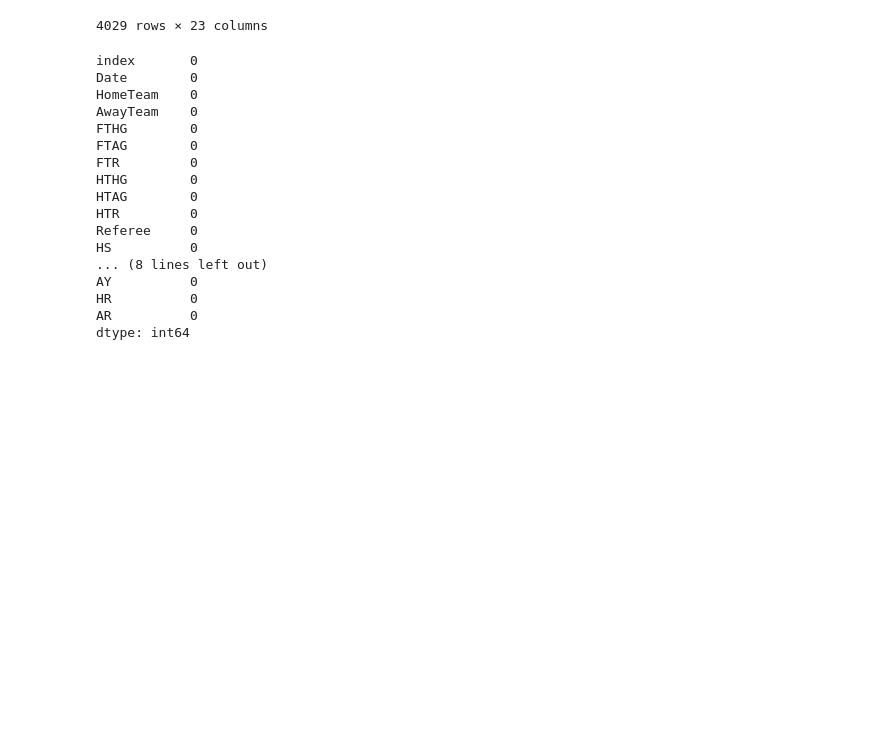
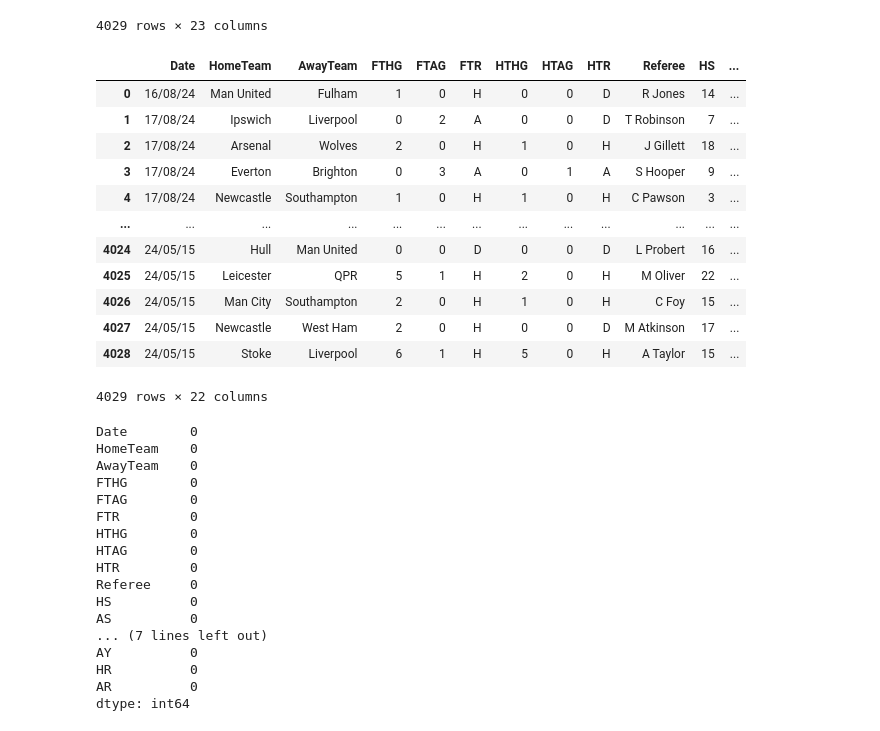
Before and after one commit to SmithNJ13/data_analysis, a Jupyter notebook: analysis.ipynb, the cells around one changed output. Cells and saved outputs as stored; diff of their text form; code cells hidden in the pictures; blank space fills up the shorter version.

```diff
--- a/analysis.ipynb
+++ b/analysis.ipynb
@@ -54,10 +54,27 @@ Prem_DF
 | 4027 | 378 | 24/05/15 | Newcastle | West Ham | 2 | 0 | H | 0 | 0 | D | M Atkinson | ... |
 | 4028 | 379 | 24/05/15 | Stoke | Liverpool | 6 | 1 | H | 5 | 0 | H | A Taylor | ... |
 4029 rows × 23 columns
+# %%
+Prem_DF.drop(columns="index", inplace=True)
+# %%
+Prem_DF
+# %% [output]
+|  | Date | HomeTeam | AwayTeam | FTHG | FTAG | FTR | HTHG | HTAG | HTR | Referee | HS | ... |
+| 0 | 16/08/24 | Man United | Fulham | 1 | 0 | H | 0 | 0 | D | R Jones | 14 | ... |
+| 1 | 17/08/24 | Ipswich | Liverpool | 0 | 2 | A | 0 | 0 | D | T Robinson | 7 | ... |
+| 2 | 17/08/24 | Arsenal | Wolves | 2 | 0 | H | 1 | 0 | H | J Gillett | 18 | ... |
+| 3 | 17/08/24 | Everton | Brighton | 0 | 3 | A | 0 | 1 | A | S Hooper | 9 | ... |
+| 4 | 17/08/24 | Newcastle | Southampton | 1 | 0 | H | 1 | 0 | H | C Pawson | 3 | ... |
+| ... | ... | ... | ... | ... | ... | ... | ... | ... | ... | ... | ... | ... |
+| 4024 | 24/05/15 | Hull | Man United | 0 | 0 | D | 0 | 0 | D | L Probert | 16 | ... |
+| 4025 | 24/05/15 | Leicester | QPR | 5 | 1 | H | 2 | 0 | H | M Oliver | 22 | ... |
+| 4026 | 24/05/15 | Man City | Southampton | 2 | 0 | H | 1 | 0 | H | C Foy | 15 | ... |
+| 4027 | 24/05/15 | Newcastle | West Ham | 2 | 0 | H | 0 | 0 | D | M Atkinson | 17 | ... |
+| 4028 | 24/05/15 | Stoke | Liverpool | 6 | 1 | H | 5 | 0 | H | A Taylor | 15 | ... |
+4029 rows × 22 columns
 # %%
 Prem_DF.isna().sum()
 # %% [output]
-index       0
 Date        0
 HomeTeam    0
 AwayTeam    0
@@ -69,7 +86,8 @@ HTAG        0
 HTR         0
 Referee     0
 HS          0
-... (8 lines left out)
+AS          0
+... (7 lines left out)
 AY          0
 HR          0
 AR          0
```
Also changed, not shown: parts of 3 cells of this notebook, 1 other file.
